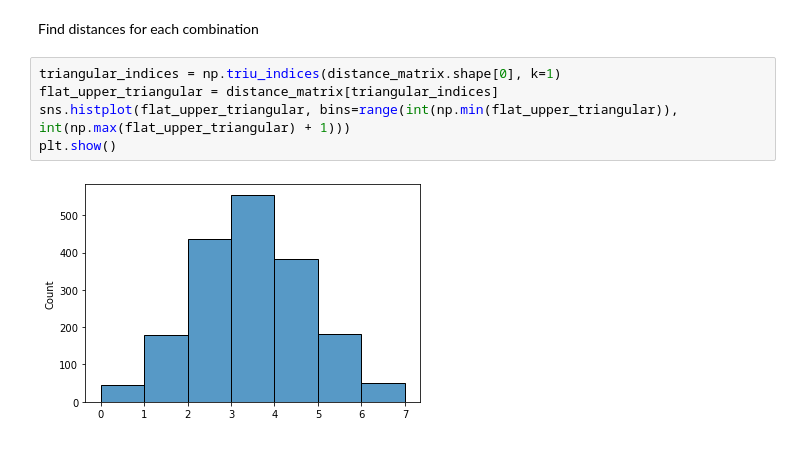
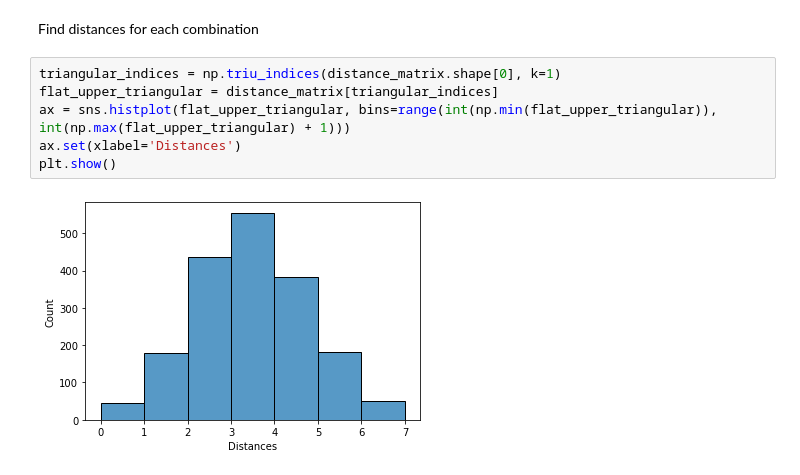
Before and after one commit to SuibhneOFoighil/MO410-collective-fonts, a Jupyter notebook: analysis.ipynb, the cells around one changed output. Saved outputs shown, nothing was run; the diff lists cells and outputs as text.

```diff
--- a/analysis.ipynb
+++ b/analysis.ipynb
@@ -101,7 +101,8 @@ Find distances for each combination
 # %%
 triangular_indices = np.triu_indices(distance_matrix.shape[0], k=1)
 flat_upper_triangular = distance_matrix[triangular_indices]
-sns.histplot(flat_upper_triangular, bins=range(int(np.min(flat_upper_triangular)), int(np.max(flat_upper_triangular) + 1)))
+ax = sns.histplot(flat_upper_triangular, bins=range(int(np.min(flat_upper_triangular)), int(np.max(flat_upper_triangular) + 1)))
+ax.set(xlabel='Distances')
 plt.show()
 # %% [output]
-[figure, old version]
+[figure, new version]
```
Also changed, not shown: parts of 1 cell of this notebook.
